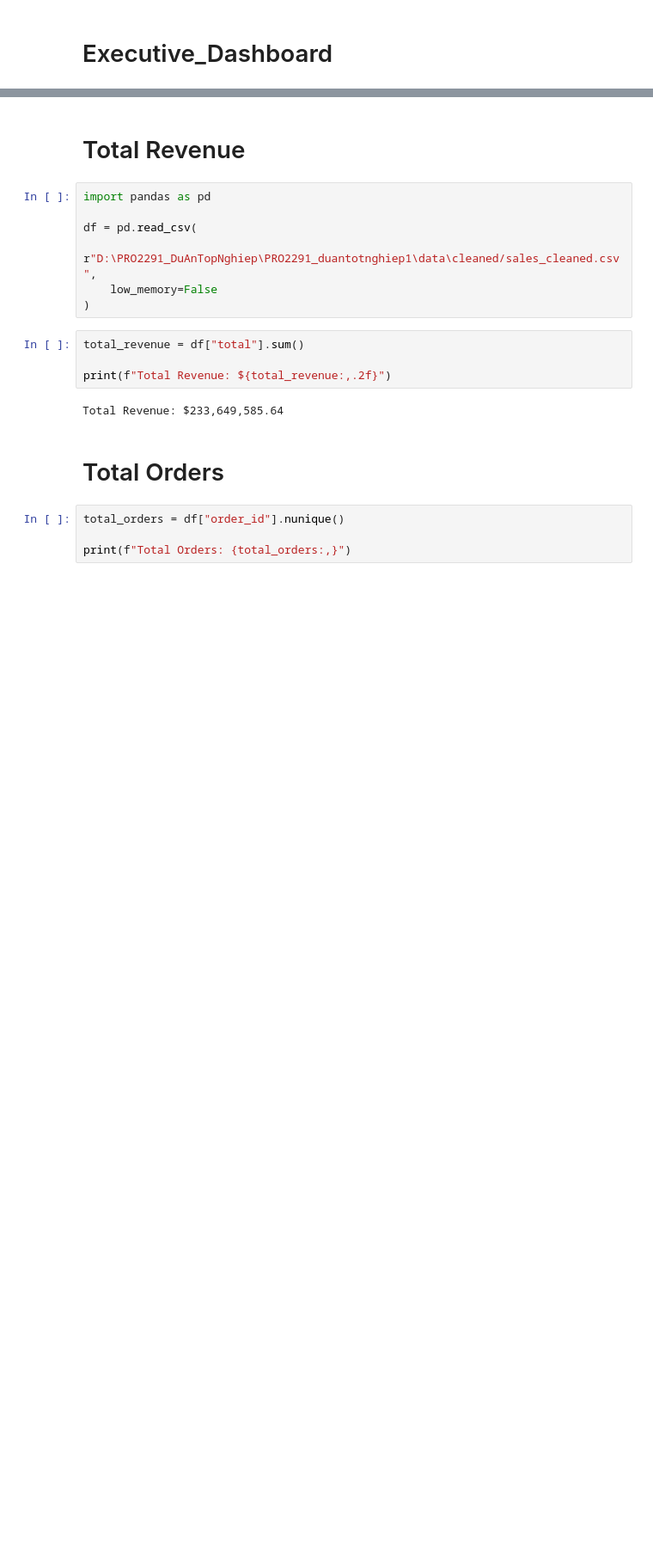
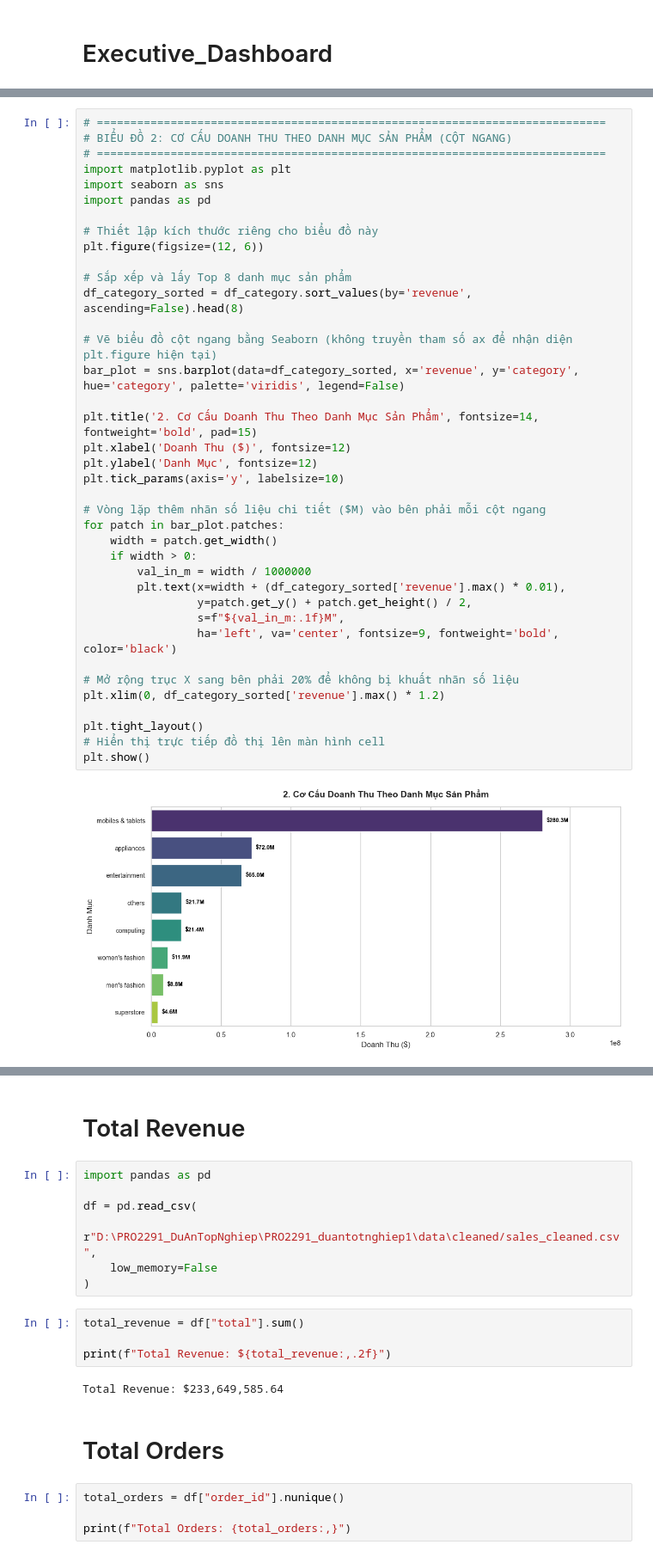
Before and after one commit to fanta2k5/PRO2291_duantotnghiep1, a Jupyter notebook: notebooks/Visualization/executive_dashboard.ipynb, the cells around one changed output, grey strips where cells are left out. Shown at 86% size. Cells and saved outputs as stored; diff of their text form; blank space fills up the shorter version.

```diff
--- a/notebooks/Visualization/executive_dashboard.ipynb
+++ b/notebooks/Visualization/executive_dashboard.ipynb
@@ -198,0 +238,40 @@ plt.show()
+# %%
+# ============================================================================
+# BIỂU ĐỒ 2: CƠ CẤU DOANH THU THEO DANH MỤC SẢN PHẨM (CỘT NGANG)
+# ============================================================================
+import matplotlib.pyplot as plt
+import seaborn as sns
+import pandas as pd
+
+# Thiết lập kích thước riêng cho biểu đồ này
+plt.figure(figsize=(12, 6))
+
+# Sắp xếp và lấy Top 8 danh mục sản phẩm
+df_category_sorted = df_category.sort_values(by='revenue', ascending=False).head(8)
+
+# Vẽ biểu đồ cột ngang bằng Seaborn (không truyền tham số ax để nhận diện plt.figure hiện tại)
+bar_plot = sns.barplot(data=df_category_sorted, x='revenue', y='category', hue='category', palette='viridis', legend=False)
+
+plt.title('2. Cơ Cấu Doanh Thu Theo Danh Mục Sản Phẩm', fontsize=14, fontweight='bold', pad=15)
+plt.xlabel('Doanh Thu ($)', fontsize=12)
+plt.ylabel('Danh Mục', fontsize=12)
+plt.tick_params(axis='y', labelsize=10)
+
+# Vòng lặp thêm nhãn số liệu chi tiết ($M) vào bên phải mỗi cột ngang
+for patch in bar_plot.patches:
+    width = patch.get_width()
+    if width > 0:
+        val_in_m = width / 1000000
+        plt.text(x=width + (df_category_sorted['revenue'].max() * 0.01),
+                 y=patch.get_y() + patch.get_height() / 2,
+                 s=f"${val_in_m:.1f}M",
+                 ha='left', va='center', fontsize=9, fontweight='bold', color='black')
+
+# Mở rộng trục X sang bên phải 20% để không bị khuất nhãn số liệu
+plt.xlim(0, df_category_sorted['revenue'].max() * 1.2)
+
+plt.tight_layout()
+# Hiển thị trực tiếp đồ thị lên màn hình cell
+plt.show()
+# %% [output]
+[figure, added]
```
Also changed, not shown: parts of 6 cells of this notebook.
